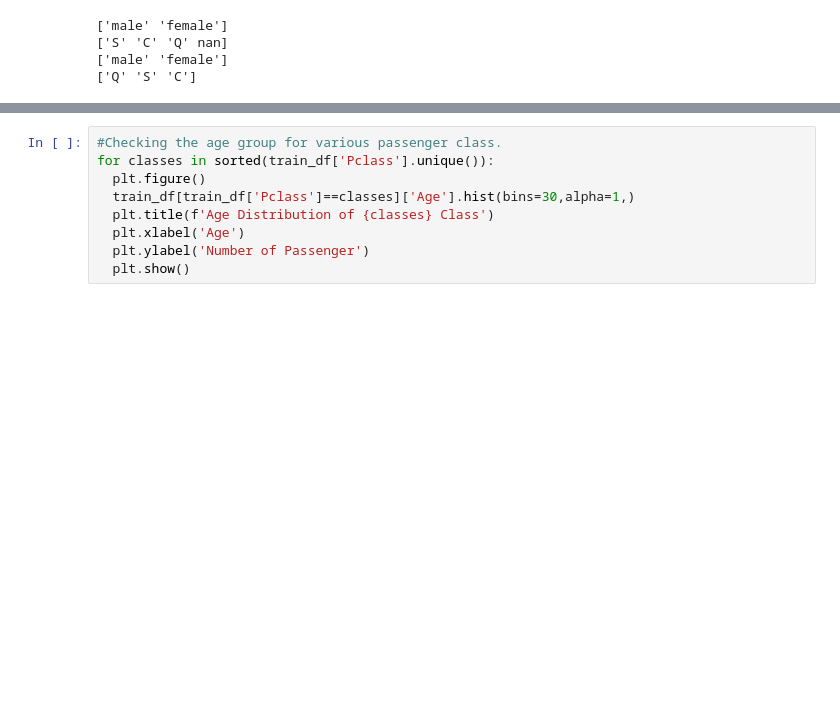
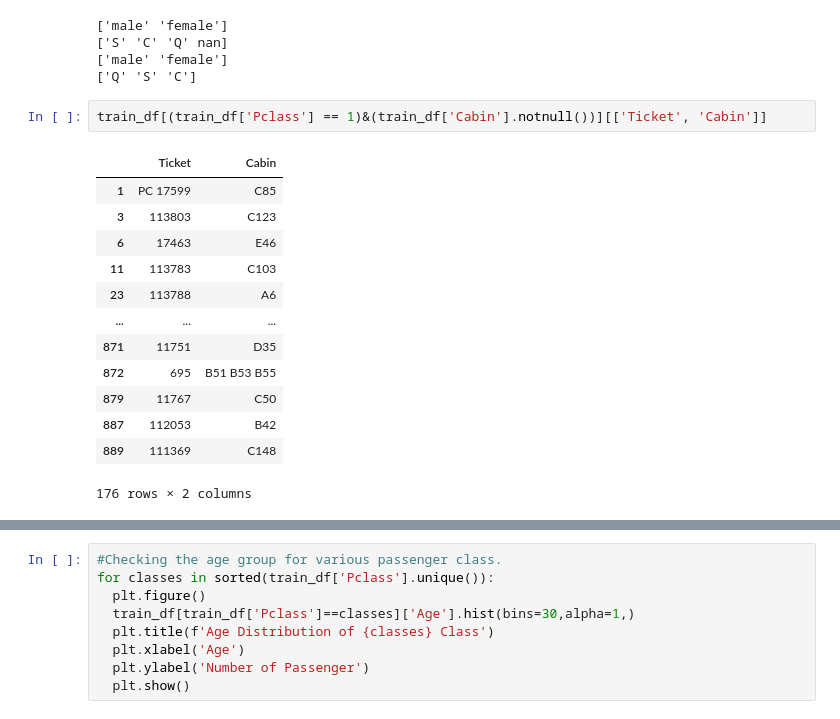
Before and after one commit to Yamm23/Learning-Macine-Learning, a Jupyter notebook: Titanic_Dataset.ipynb, the cells around one changed output, grey strips where cells are left out. Saved outputs shown, nothing was run; the diff lists cells and outputs as text; blank space fills up the shorter version.

```diff
--- a/Titanic_Dataset.ipynb
+++ b/Titanic_Dataset.ipynb
@@ -77,3 +77,19 @@ print(test_df['Embarked'].unique())
 ['S' 'C' 'Q' nan]
 ['male' 'female']
 ['Q' 'S' 'C']
+# %%
+train_df[(train_df['Pclass'] == 1)&(train_df['Cabin'].notnull())][['Ticket', 'Cabin']]
+# %% [output]
+|  | Ticket | Cabin |
+| 1 | PC 17599 | C85 |
+| 3 | 113803 | C123 |
+| 6 | 17463 | E46 |
+| 11 | 113783 | C103 |
+| 23 | 113788 | A6 |
+| ... | ... | ... |
+| 871 | 11751 | D35 |
+| 872 | 695 | B51 B53 B55 |
+| 879 | 11767 | C50 |
+| 887 | 112053 | B42 |
+| 889 | 111369 | C148 |
+176 rows × 2 columns
```
Also changed, not shown: parts of 20 cells of this notebook.
